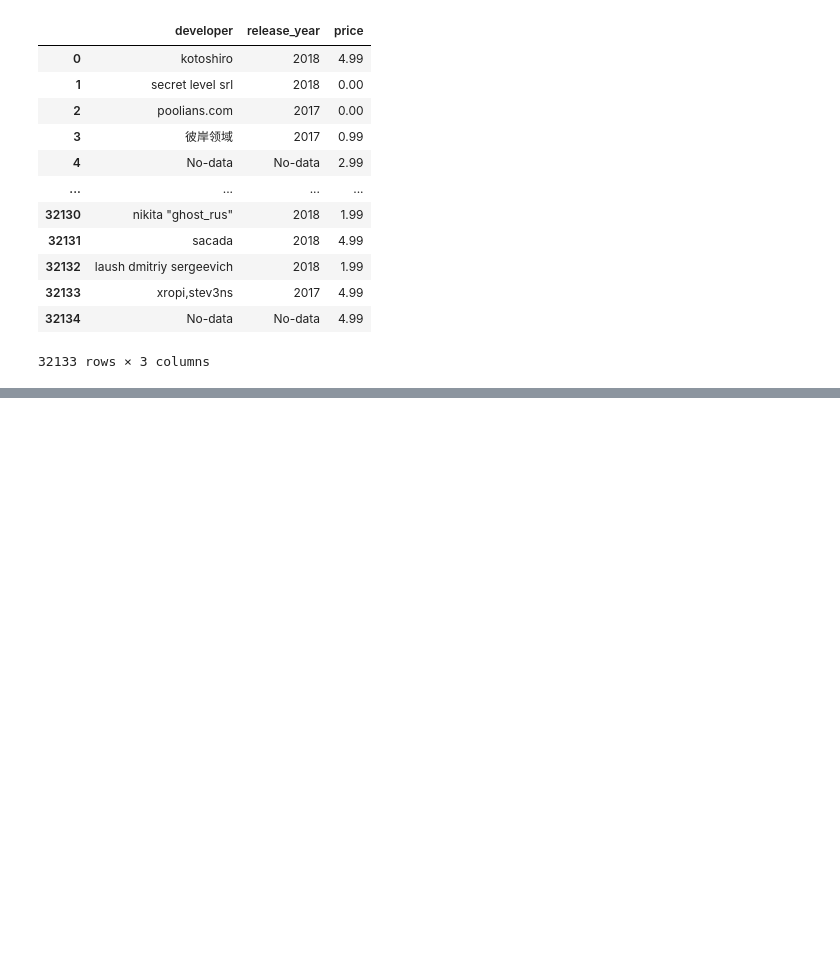
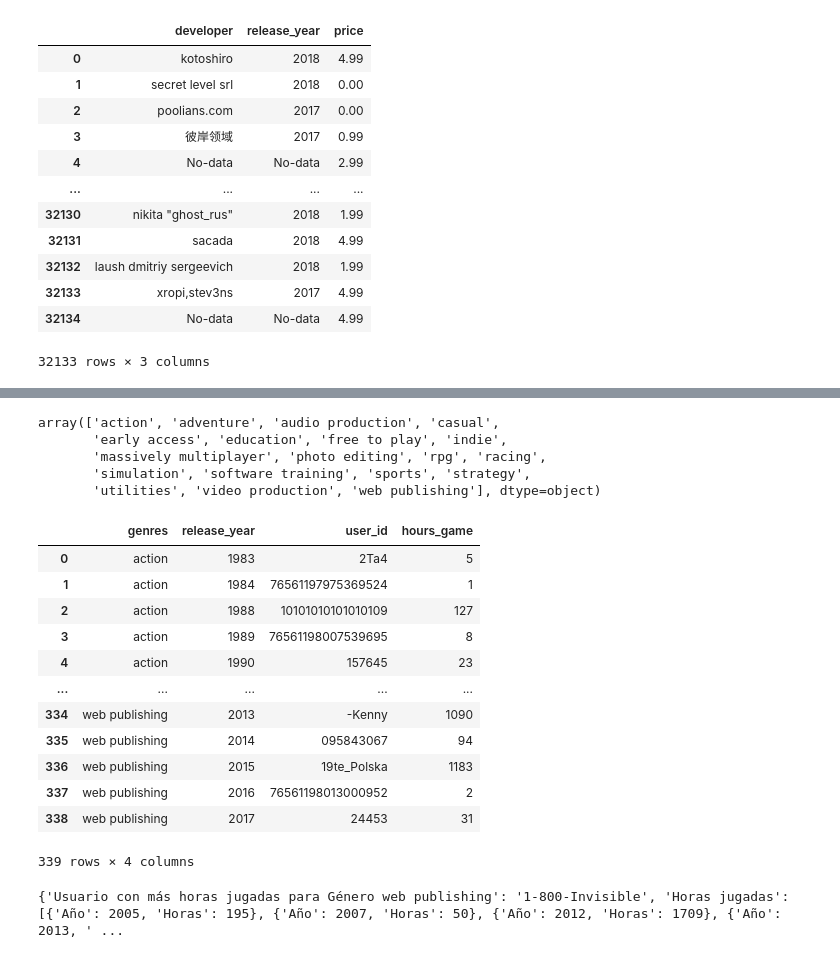
Before and after one commit to juampi1001/Proyecto_Individual_1_MLOps, a Jupyter notebook: Notebooks/Datos_y_funciones_API.ipynb, the cells around one changed output, grey strips where cells are left out. Cells and saved outputs as stored; diff of their text form; code cells hidden in the pictures; blank space fills up the shorter version.

```diff
--- a/Notebooks/Datos_y_funciones_API.ipynb
+++ b/Notebooks/Datos_y_funciones_API.ipynb
@@ -178,0 +329,38 @@ df_developer.to_parquet('C:\\Users\\Juampi\\Desktop\\Henry\\PI_MLOps\\Datasets\\
+# %%
+
+#Expandimos las listas en columnas
+merged_data = merged_data.explode('genres').reset_index(drop=True)
+# %%
+
+# Encontrar el jugador con más horas jugadas por género y año
+max_hours_df = merged_data.groupby(['genres', 'release_year', 'user_id']).agg({'hours_game': 'max'}).reset_index()
+# %%
+
+# Segunda agrupación para obtener las horas jugadas por año para el usuario seleccionado
+max_hours = max_hours_df.groupby(['genres', 'release_year']).agg({'user_id': 'first', 'hours_game': 'max'}).reset_index()
+# %%
+max_hours['genres'] = [genre.lower() for genre in max_hours['genres']]
+# %%
+max_hours['genres'].unique()
+# %% [output]
+array(['action', 'adventure', 'audio production', 'casual',
+       'early access', 'education', 'free to play', 'indie',
+       'massively multiplayer', 'photo editing', 'rpg', 'racing',
+       'simulation', 'software training', 'sports', 'strategy',
+       'utilities', 'video production', 'web publishing'], dtype=object)
+# %%
+max_hours
+# %% [output]
+|  | genres | release_year | user_id | hours_game |
+| 0 | action | 1983 | 2Ta4 | 5 |
+| 1 | action | 1984 | 76561197975369524 | 1 |
+| 2 | action | 1988 | 10101010101010109 | 127 |
+| 3 | action | 1989 | 76561198007539695 | 8 |
+| 4 | action | 1990 | 157645 | 23 |
+| ... | ... | ... | ... | ... |
+| 334 | web publishing | 2013 | -Kenny | 1090 |
+| 335 | web publishing | 2014 | 095843067 | 94 |
+| 336 | web publishing | 2015 | 19te_Polska | 1183 |
+| 337 | web publishing | 2016 | 76561198013000952 | 2 |
+| 338 | web publishing | 2017 | 24453 | 31 |
+339 rows × 4 columns
@@ -178,0 +391,4 @@ df_developer.to_parquet('C:\\Users\\Juampi\\Desktop\\Henry\\PI_MLOps\\Datasets\\
+# %%
+print(UserForGenre('web publishing'))
+# %% [output]
+{'Usuario con más horas jugadas para Género web publishing': '1-800-Invisible', 'Horas jugadas': [{'Año': 2005, 'Horas': 195}, {'Año': 2007, 'Horas': 50}, {'Año': 2012, 'Horas': 1709}, {'Año': 2013, ' ...
```
Also changed, not shown: parts of 16 cells of this notebook, 3 other files.
